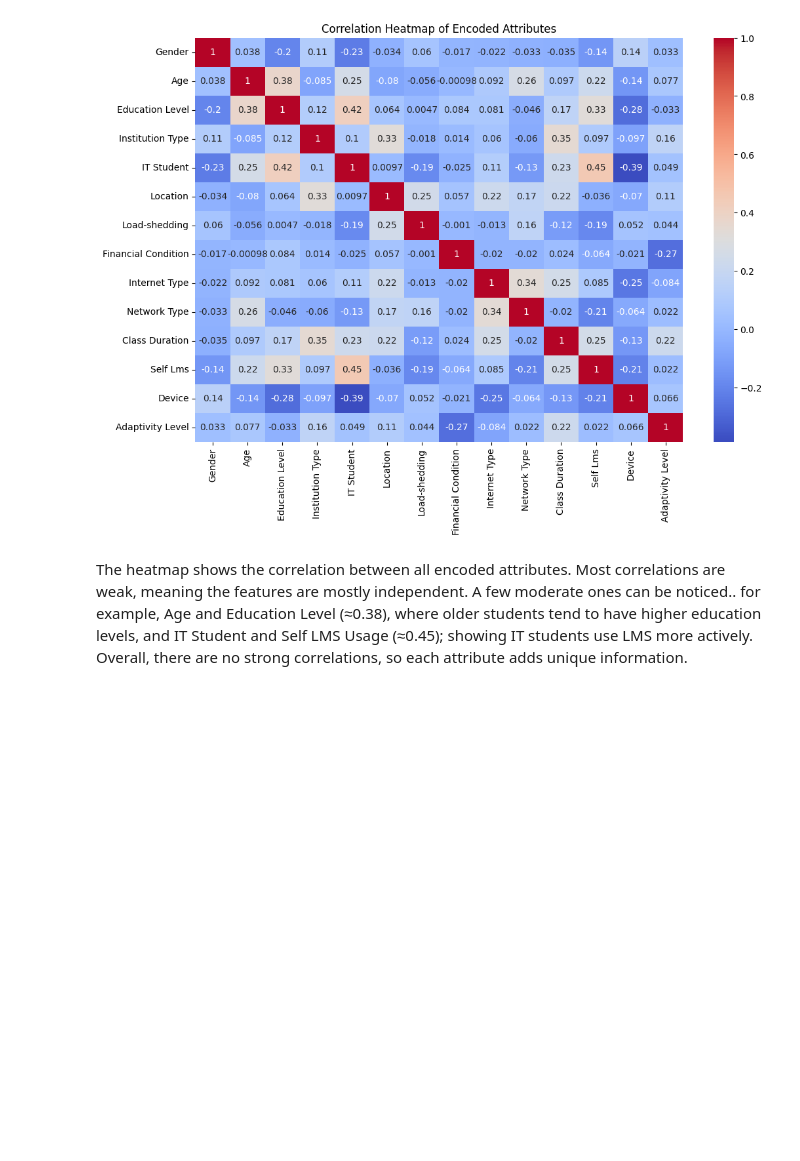
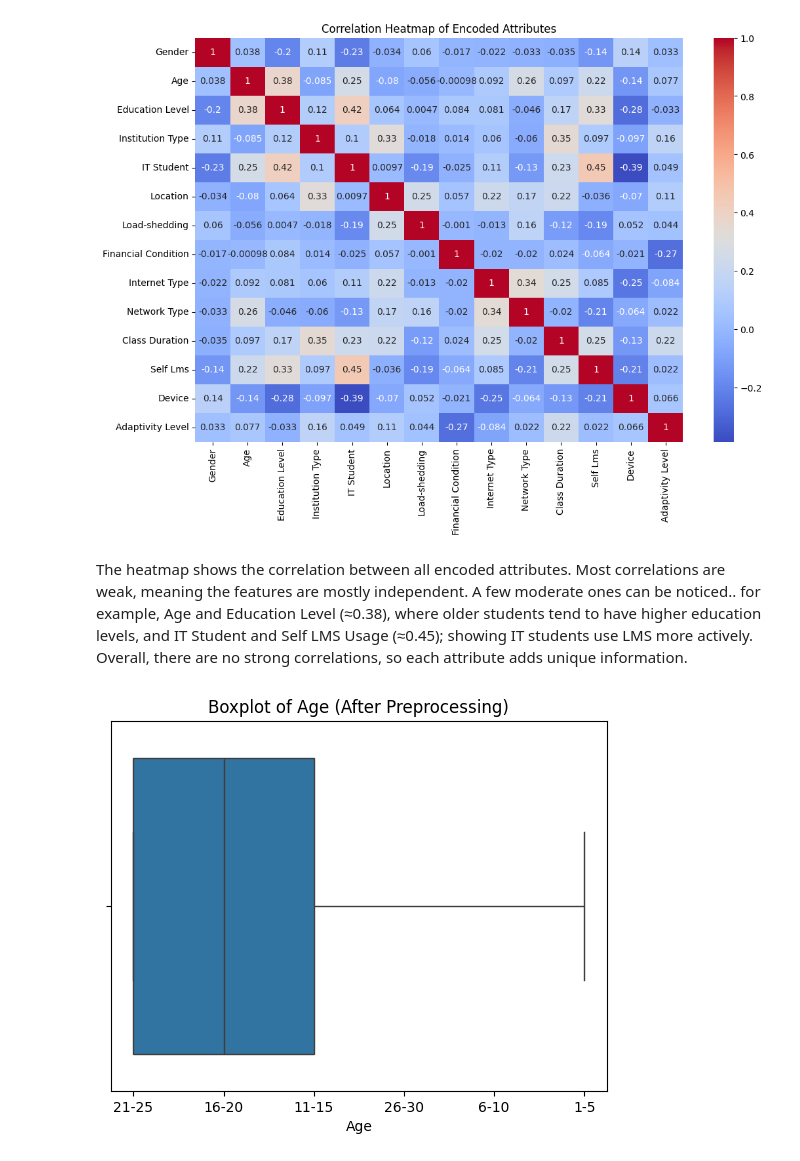
Before and after one commit to RandDahmash/Mining-project, a Jupyter notebook: Phase2.ipynb, the cells around one changed output. Cells and saved outputs as stored; diff of their text form; code cells hidden in the pictures; blank space fills up the shorter version.

```diff
--- a/Phase2.ipynb
+++ b/Phase2.ipynb
@@ -253,3 +190,11 @@ plt.show()
 [figure]
 # %% [markdown]
 The heatmap shows the correlation between all encoded attributes. Most correlations are weak, meaning the features are mostly independent. A few moderate ones can be noticed.. for example, Age and Education Level (≈0.38), where older students tend to have higher education levels, and IT Student and Self LMS Usage (≈0.45); showing IT students use LMS more actively. Overall, there are no strong correlations, so each attribute adds unique information.
+# %%
+#Age Boxplot
+sns.boxplot(x=df["Age"])
+plt.title("Boxplot of Age (After Preprocessing)")
+plt.xlabel("Age")
+plt.show()
+# %% [output]
+[figure, added]
```
Also changed, not shown: parts of 16 cells of this notebook.
